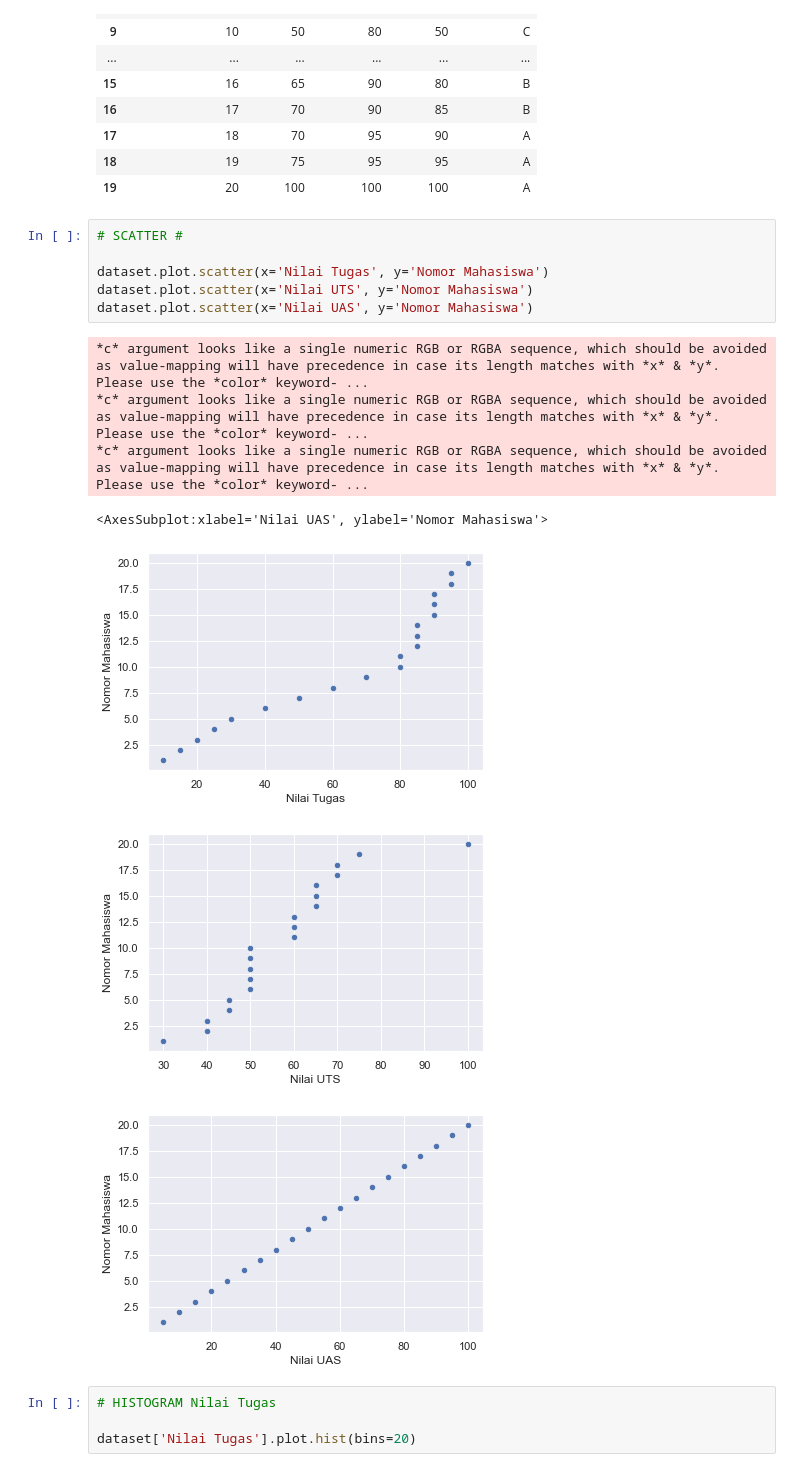
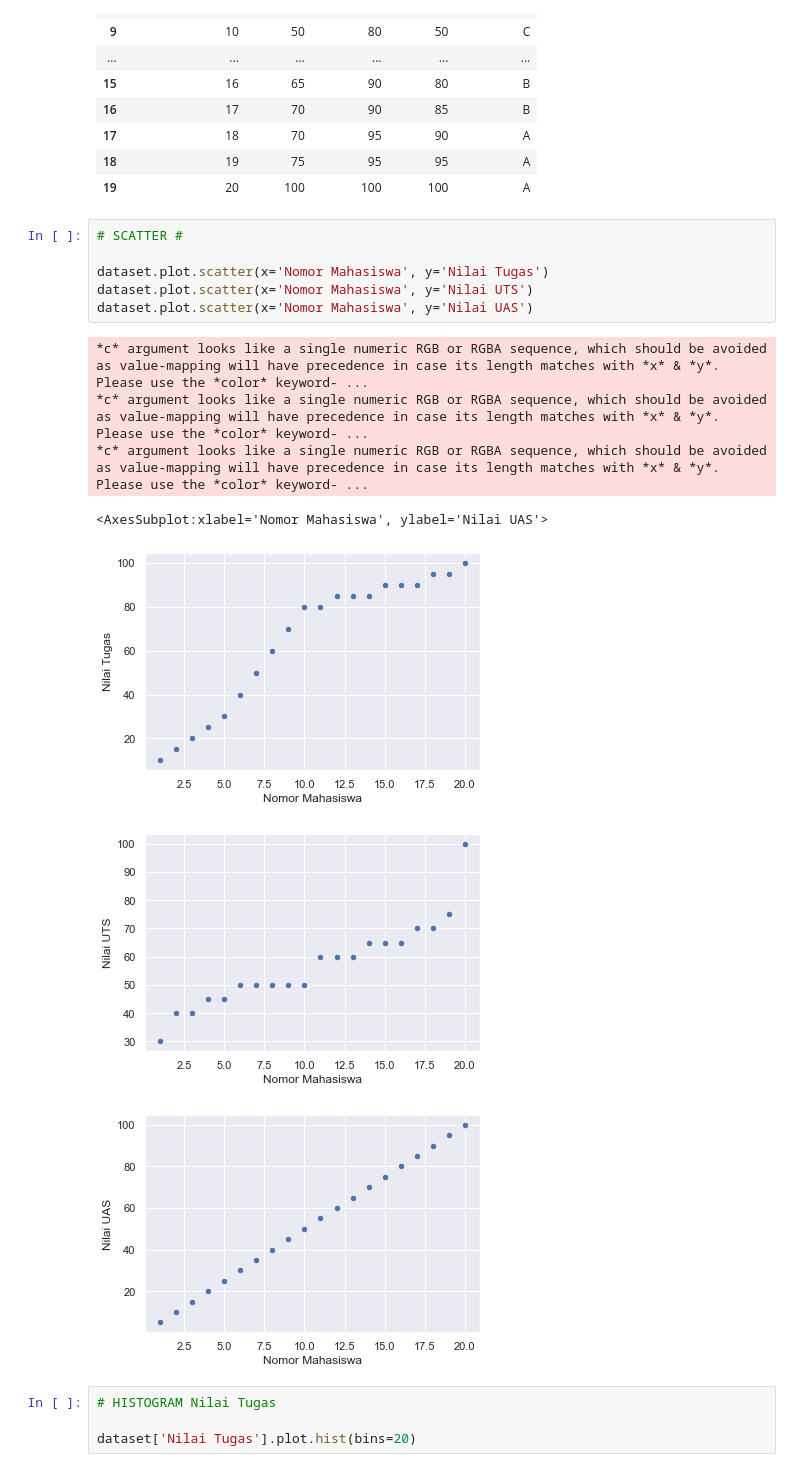
Before and after one commit to rysamuel9/Tugas-Data-Mining, a Jupyter notebook: Sesi 2 - Tugas Grafik Satistik/grafik_statistik.ipynb, the cells around one changed output. Saved outputs shown, nothing was run; the diff lists cells and outputs as text.

```diff
--- a/Sesi 2 - Tugas Grafik Satistik/grafik_statistik.ipynb
+++ b/Sesi 2 - Tugas Grafik Satistik/grafik_statistik.ipynb
@@ -48,17 +48,17 @@ dataset.head(20)
 # %%
 # SCATTER #
 
-dataset.plot.scatter(x='Nilai Tugas', y='Nomor Mahasiswa')
-dataset.plot.scatter(x='Nilai UTS', y='Nomor Mahasiswa')
-dataset.plot.scatter(x='Nilai UAS', y='Nomor Mahasiswa')
+dataset.plot.scatter(x='Nomor Mahasiswa', y='Nilai Tugas')
+dataset.plot.scatter(x='Nomor Mahasiswa', y='Nilai UTS')
+dataset.plot.scatter(x='Nomor Mahasiswa', y='Nilai UAS')
 # %% [output]
 *c* argument looks like a single numeric RGB or RGBA sequence, which should be avoided as value-mapping will have precedence in case its length matches with *x* & *y*.  Please use the *color* keyword- ...
 *c* argument looks like a single numeric RGB or RGBA sequence, which should be avoided as value-mapping will have precedence in case its length matches with *x* & *y*.  Please use the *color* keyword- ...
 *c* argument looks like a single numeric RGB or RGBA sequence, which should be avoided as value-mapping will have precedence in case its length matches with *x* & *y*.  Please use the *color* keyword- ...
-<AxesSubplot:xlabel='Nilai UAS', ylabel='Nomor Mahasiswa'>
+<AxesSubplot:xlabel='Nomor Mahasiswa', ylabel='Nilai UAS'>
-[figure, old version]
+[figure, new version]
-[figure, old version]
+[figure, new version]
-[figure, old version]
+[figure, new version]
 # %%
 # HISTOGRAM Nilai Tugas
 
```
Also changed, not shown: parts of 2 cells of this notebook.
